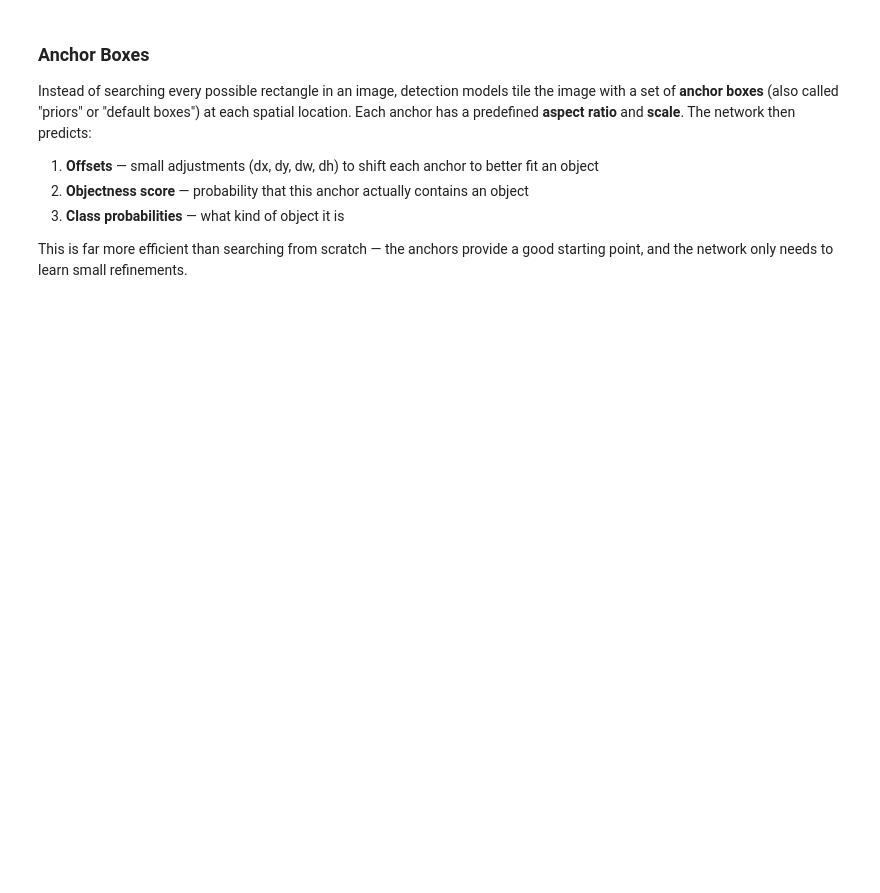
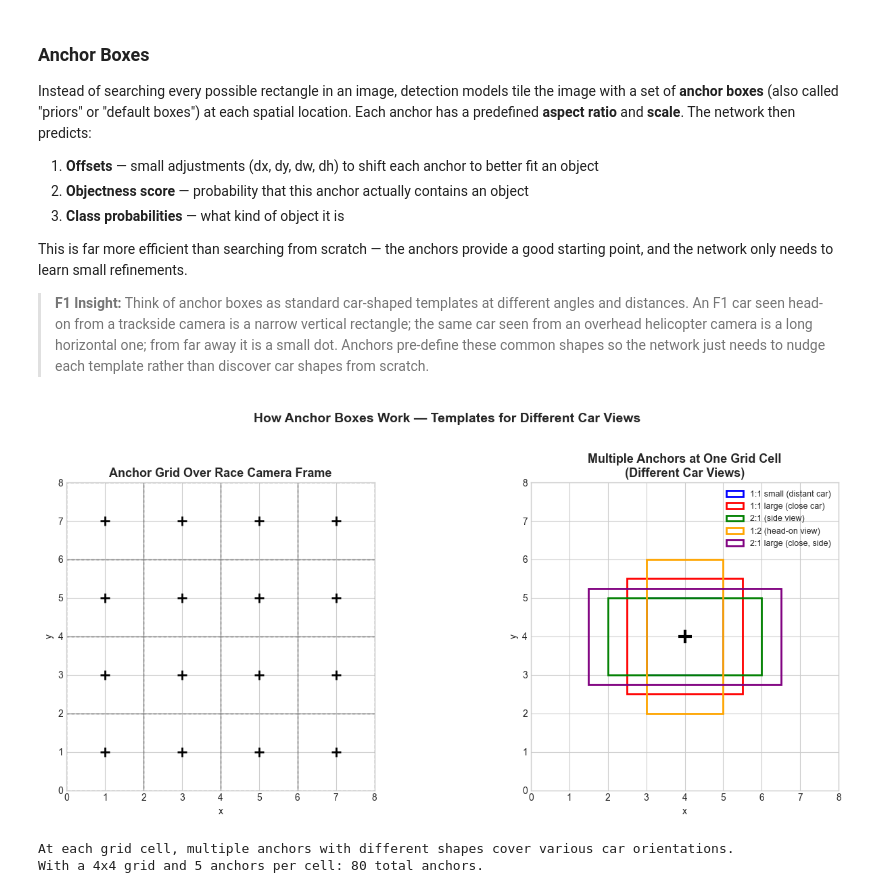
Before and after one commit to dan-shah/foundations-of-ai, a Jupyter notebook: 14_computer_vision_depth.ipynb, the cells around one changed output. Saved outputs shown, nothing was run; the diff lists cells and outputs as text; code cells hidden in the pictures; blank space fills up the shorter version.

```diff
--- a/14_computer_vision_depth.ipynb
+++ b/14_computer_vision_depth.ipynb
@@ -260,16 +296,18 @@ Instead of searching every possible rectangle in an image, detection models tile
 3. **Class probabilities** — what kind of object it is
 
 This is far more efficient than searching from scratch — the anchors provide a good starting point, and the network only needs to learn small refinements.
+
+> **F1 Insight:** Think of anchor boxes as standard car-shaped templates at different angles and distances. An F1 car seen head-on from a trackside camera is a narrow vertical rectangle; the same car seen from an overhead helicopter camera is a long horizontal one; from far away it is a small dot. Anchors pre-define these common shapes so the network just needs to nudge each template rather than discover car shapes from scratch.
 # %%
-# Visualize anchor boxes tiled across an image
+# Visualize anchor boxes tiled across an overhead track camera view
 fig, axes = plt.subplots(1, 2, figsize=(14, 6))
 
-# Left: grid of anchor centers
+# Left: grid of anchor centers across the camera frame
 ax = axes[0]
 ax.set_xlim(0, 8)
 ax.set_ylim(0, 8)
 ax.set_aspect('equal')
-ax.set_title('Anchor Box Grid (Centers)', fontsize=13, fontweight='bold')
+ax.set_title('Anchor Grid Over Race Camera Frame', fontsize=13, fontweight='bold')
 
 # Create a grid of anchor centers
 grid_size = 4
@@ -282,44 +320,48 @@ for i in range(grid_size):
                                   edgecolor='gray', facecolor='none', linestyle='--')
         ax.add_patch(rect)
 
 ax.set_xlabel('x')
 ax.set_ylabel('y')
 
-# Right: multiple anchors at one location
+# Right: multiple anchors at one location — different car orientations/distances
 ax = axes[1]
 ax.set_xlim(0, 8)
 ax.set_ylim(0, 8)
 ax.set_aspect('equal')
-ax.set_title('Multiple Anchors at One Location', fontsize=13, fontweight='bold')
+ax.set_title('Multiple Anchors at One Grid Cell\n(Different Car Views)', fontsize=13, fontweight='bold')
 
 cx, cy = 4, 4
 ax.plot(cx, cy, 'k+', markersize=15, markeredgewidth=3)
 
-# Different aspect ratios and scales
+# Different aspect ratios matching car orientations/distances
 anchors = [
-    (2, 2, 'blue', '1:1 small'),
-    (3, 3, 'red', '1:1 large'),
-    (4, 2, 'green', '2:1'),
-    (2, 4, 'orange', '1:2'),
-    (5, 2.5, 'purple', '2:1 large'),
+    (2, 2, 'blue', '1:1 small (distant car)'),
+    (3, 3, 'red', '1:1 large (close car)'),
+    (4, 2, 'green', '2:1 (side view)'),
+    (2, 4, 'orange', '1:2 (head-on view)'),
+    (5, 2.5, 'purple', '2:1 large (close, side)'),
 ]
 
 for w, h, color, label in anchors:
     rect = patches.Rectangle((cx - w/2, cy - h/2), w, h,
                               linewidth=2, edgecolor=color, facecolor='none',
                               linestyle='-', label=label)
     ax.add_patch(rect)
 
-ax.legend(loc='upper right', fontsize=10)
+ax.legend(loc='upper right', fontsize=9)
 ax.set_xlabel('x')
 ax.set_ylabel('y')
 
-plt.suptitle('How Anchor Boxes Work', fontsize=14, fontweight='bold', y=1.02)
+plt.suptitle('How Anchor Boxes Work — Templates for Different Car Views', fontsize=14, fontweight='bold', y=1.02)
 plt.tight_layout()
 plt.show()
 
-print("At each grid cell, multiple anchors with different shapes cover various object geometries.")
+print("At each grid cell, multiple anchors with different shapes cover various car orientations.")
 print(f"With a {grid_size}x{grid_size} grid and {len(anchors)} anchors per cell: {grid_size**2 * len(anchors)} total anchors.")
+# %% [output]
+[figure, added]
+At each grid cell, multiple anchors with different shapes cover various car orientations.
+With a 4x4 grid and 5 anchors per cell: 80 total anchors.
 # %% [markdown]
 ### Non-Maximum Suppression (NMS)
 
```
Also changed, not shown: parts of 43 cells of this notebook, 53 other files.
